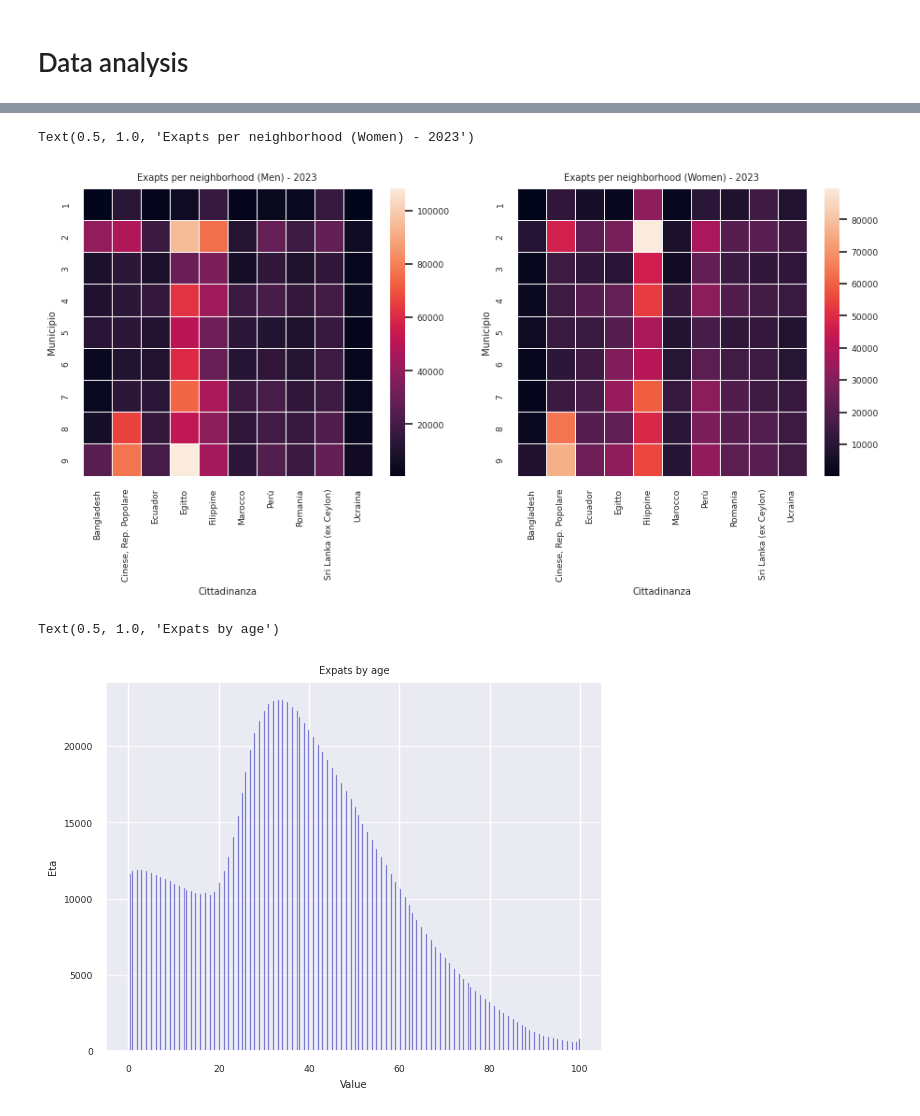
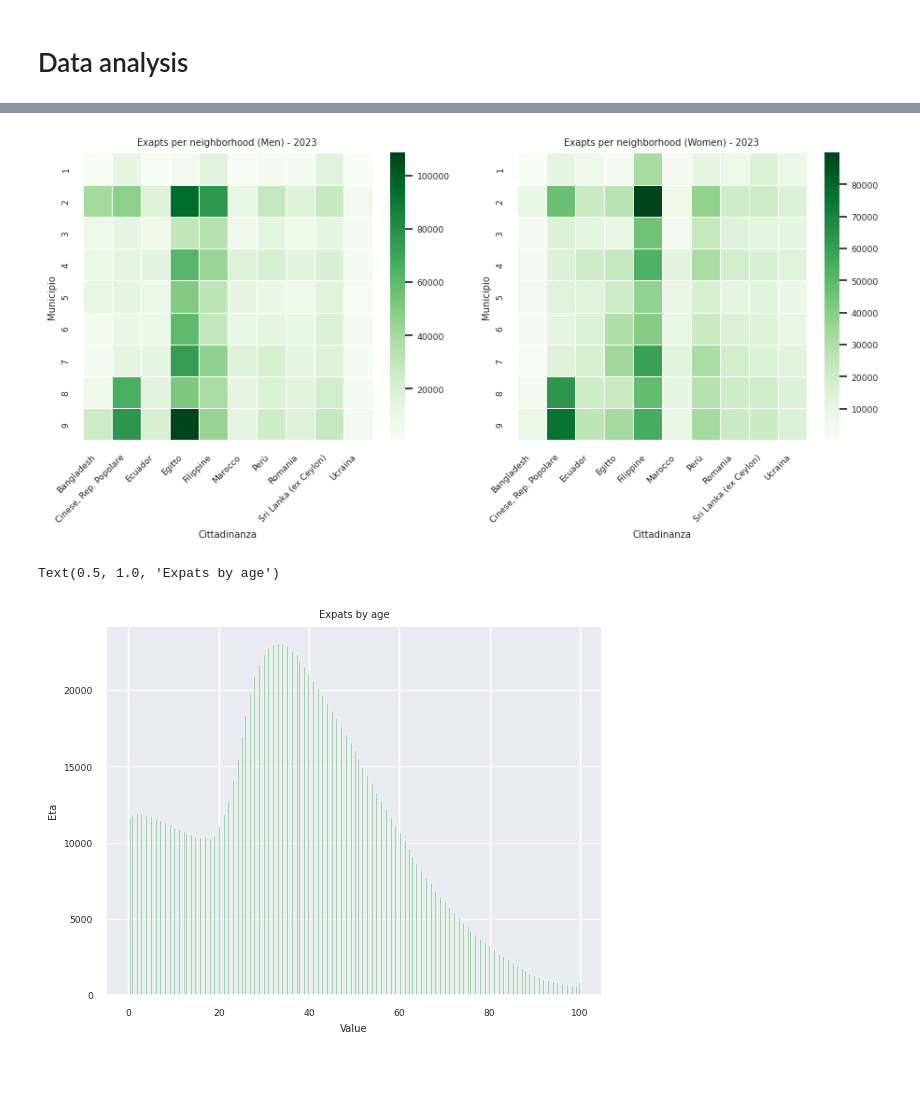
Before and after one commit to mrsalty/notebooks, a Jupyter notebook: milan-expats-eda.ipynb, the cells around one changed output, grey strips where cells are left out. Saved outputs shown, nothing was run; the diff lists cells and outputs as text; code cells hidden in the pictures; blank space fills up the shorter version.

```diff
--- a/milan-expats-eda.ipynb
+++ b/milan-expats-eda.ipynb
@@ -155,34 +150,35 @@ Text(0.5, 1.0, 'Exapts per neighborhood (All) - 2023')
 # %%
 fig, (ax1, ax2) = plt.subplots(nrows=1, ncols=2, figsize=(11,4))
 #men
 df_2_men = df_2[(df_2['Cittadinanza'].isin(arr_citizens_sorted_10)) & (df_2['Genere'] == 'Maschi')] \
     .groupby(['Cittadinanza','Municipio','Genere'])['Residenti'] \
     .sum() \
     .reset_index(name='Count') \
     .sort_values(['Count'], ascending=False)
 ds_men = df_2_men.pivot(index="Municipio", columns="Cittadinanza", values="Count")
-hm_men = sns.heatmap(ds_men, linewidth=.5, ax=ax1)
-hm_men.set_title('Exapts per neighborhood (Men) - 2023')
+ax = sns.heatmap(ds_men, linewidth=.5, ax=ax1, cmap="Greens")
+ax.set_title('Exapts per neighborhood (Men) - 2023')
+ax.set_xticklabels(ax.get_xticklabels(), rotation=45, horizontalalignment='right');
 
 #women
 df_2_women = df_2[(df_2['Cittadinanza'].isin(arr_citizens_sorted_10)) & (df_2['Genere'] == 'Femmine')] \
     .groupby(['Cittadinanza','Municipio','Genere'])['Residenti'] \
     .sum() \
     .reset_index(name='Count') \
     .sort_values(['Count'], ascending=False)
 ds_women = df_2_women.pivot(index="Municipio", columns="Cittadinanza", values="Count")
-hm_women = sns.heatmap(ds_women, linewidth=.5, ax=ax2)
-hm_women.set_title('Exapts per neighborhood (Women) - 2023')
+ax = sns.heatmap(ds_women, linewidth=.5, ax=ax2, cmap="Greens")
+ax.set_title('Exapts per neighborhood (Women) - 2023')
+ax.set_xticklabels(ax.get_xticklabels(), rotation=45, horizontalalignment='right');
 #print(hm_men)
 # %% [output]
-Text(0.5, 1.0, 'Exapts per neighborhood (Women) - 2023')
-[figure, old version]
+[figure, new version]
 # %%
 bins = [0, 10, 20, 40, 60, 100]
 
 df_2['Eta_binned'] = pd.cut(df_2['Eta'].astype(int), bins)
 
-n, bins, patches = plt.hist(x=df_2['Eta'].astype(int), bins='auto', color='#0504aa',
+n, bins, patches = plt.hist(x=df_2['Eta'].astype(int), bins='auto', color='g',
                             alpha=0.7, rwidth=0.85)
 plt.grid(axis='y', alpha=0.75)
 plt.xlabel('Value')
@@ -190,7 +186,7 @@ plt.ylabel('Eta')
 plt.title('Expats by age')
 # %% [output]
 Text(0.5, 1.0, 'Expats by age')
-[figure, old version]
+[figure, new version]
 # %%
 df_2_age = df_2[(df_2['Cittadinanza'].isin(arr_citizens_sorted_10)) & (df_2['Anno']==2023)] \
     .groupby(['Cittadinanza','Eta_binned'])['Residenti'] \
```
Also changed, not shown: parts of 12 cells of this notebook.
